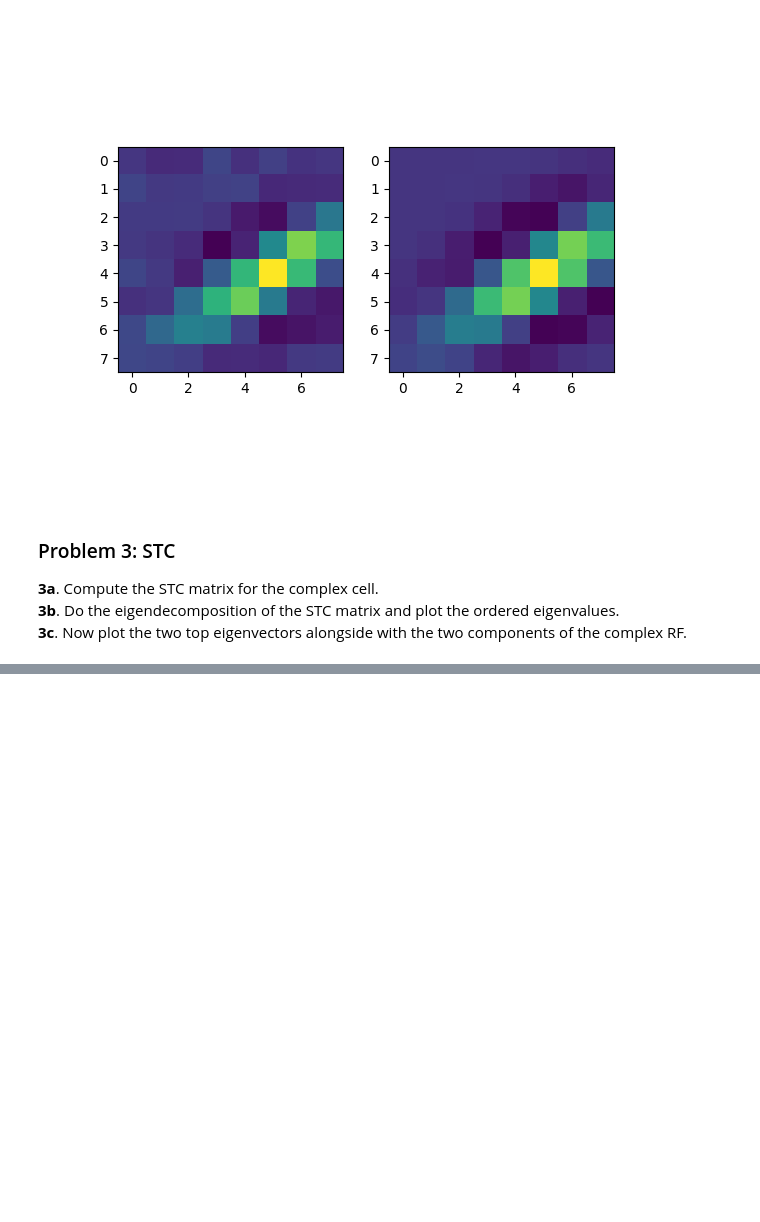
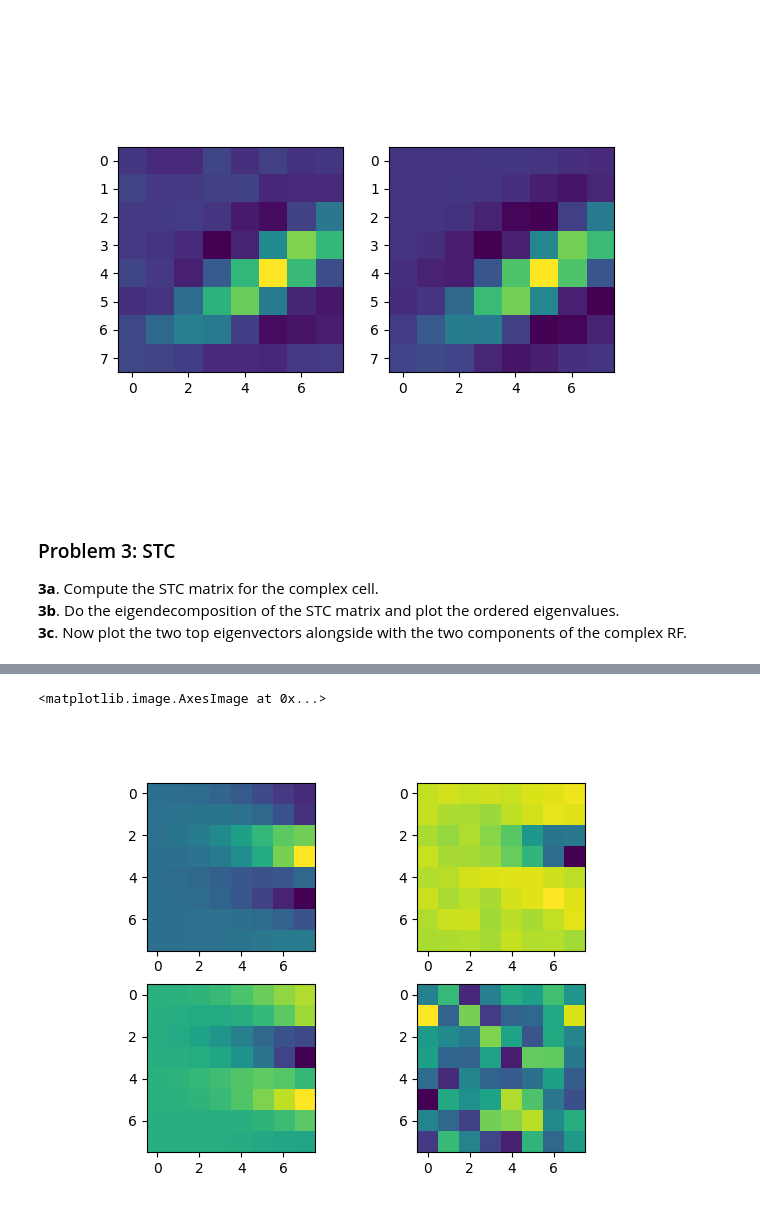
Before and after one commit to dbasrai/nuin443, a Jupyter notebook: problemSets/NUIN443_ps2_SystId-diya.ipynb, the cells around one changed output, grey strips where cells are left out. Cells and saved outputs as stored; diff of their text form; code cells hidden in the pictures; blank space fills up the shorter version.

```diff
--- a/problemSets/NUIN443_ps2_SystId-diya.ipynb
+++ b/problemSets/NUIN443_ps2_SystId-diya.ipynb
@@ -132,0 +156,13 @@ ax[1].imshow(rf_groundtruth['simple_spatialKernel'])
+# %%
+# 3c. Now plot the two top eigenvectors alongside with the two components of the complex RF
+fig, ax = plt.subplots(nrows=2, ncols=2)
+ax[0][0].imshow(rf_groundtruth['complex_spatialKernel'][:,:,0])
+first = evectors[:,0].reshape(8,8)
+ax[0][1].imshow(first)
+
+ax[1][0].imshow(rf_groundtruth['complex_spatialKernel'][:,:,1])
+second = evectors[:,1].reshape(8,8)
+ax[1][1].imshow(second)
+# %% [output]
+<matplotlib.image.AxesImage at 0x...>
+[figure, added]
```
Also changed, not shown: parts of 4 cells of this notebook.
